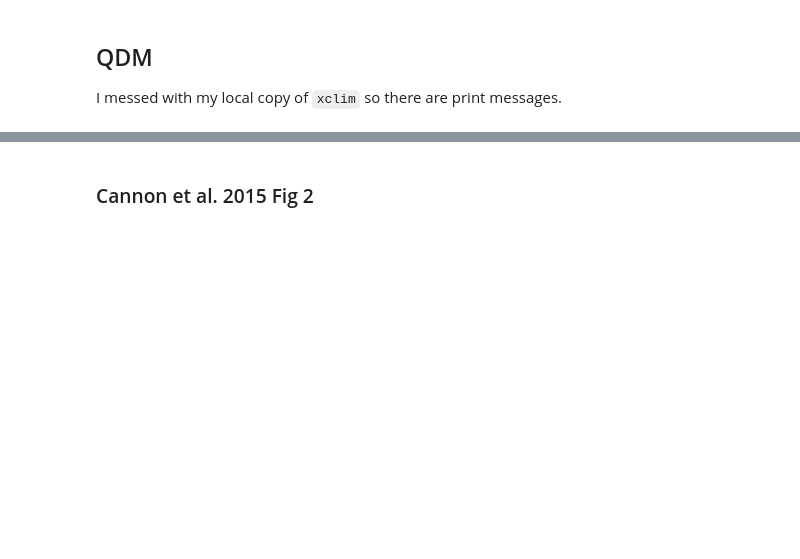
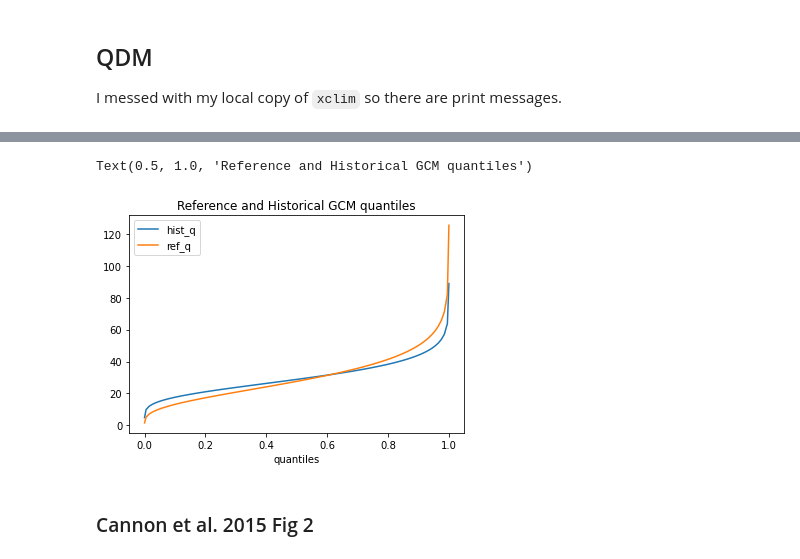
Before and after one commit to ClimateImpactLab/downscaleCMIP6, a Jupyter notebook: notebooks/synthetic_test_xclim_qdm.ipynb, the cells around one changed output, grey strips where cells are left out. Saved outputs shown, nothing was run; the diff lists cells and outputs as text; code cells hidden in the pictures; blank space fills up the shorter version.

```diff
--- a/notebooks/synthetic_test_xclim_qdm.ipynb
+++ b/notebooks/synthetic_test_xclim_qdm.ipynb
@@ -58,21 +42,23 @@ from xclim.testing.tests.test_sdba import utils as tu
 # %%
 # straight out of diagnostics.py
+# the "m" in the variable names is for "multiplicative" to differentiate from other testing later in the notebook
+
 n = 10000
-ref, hist, sim = tu.cannon_2015_rvs(n, random=False)
+refm, histm, simm = tu.cannon_2015_rvs(n, random=False)
 
-QM = sdba.adjustment.EmpiricalQuantileMapping(kind="*", group="time")
-QM.train(ref, hist)
-sim_eqm = QM.adjust(sim)
+QMm = sdba.adjustment.EmpiricalQuantileMapping(kind="*", group="time", nquantiles=100)
+QMm.train(refm, histm)
+simm_eqm = QMm.adjust(simm)
 
 
-DQM = sdba.adjustment.DetrendedQuantileMapping(kind="*", group="time")
-DQM.train(ref, hist)
-sim_dqm = DQM.adjust(sim, detrend=0)
+DQMm = sdba.adjustment.DetrendedQuantileMapping(kind="*", group="time", nquantiles=100)
+DQMm.train(refm, histm)
+simm_dqm = DQMm.adjust(simm, detrend=0)
 
-QDM = sdba.adjustment.QuantileDeltaMapping(kind="*", group="time")
-QDM.train(ref, hist)
-sim_qdm = QDM.adjust(sim)
-hist_qdm = QDM.adjust(hist)
+QDMm = sdba.adjustment.QuantileDeltaMapping(kind="*", group="time", nquantiles=100)
+QDMm.train(refm, histm)
+simm_qdm = QDMm.adjust(simm)
+histm_qdm = QDMm.adjust(histm)
 # %% [output]
 extrapolate_qm @@@@@@@
 extrapolate_qm @@@@@@@
@@ -101,3 +73,13 @@ plt.legend(('hist_q','ref_q'))
+# %%
+# Plot of the quantiled time series for GCM Hist (hist_q) and Obs Ref (ref_q) - these are basically cdfs
+
+QDMm.ds.hist_q.plot()
+(QDMm.ds.af * QDMm.ds.hist_q).plot()
+plt.legend(('hist_q','ref_q'))
+plt.title('Reference and Historical GCM quantiles')
+# %% [output]
+Text(0.5, 1.0, 'Reference and Historical GCM quantiles')
+[figure, added]
 # %% [markdown]
 ### Cannon et al. 2015 Fig 2
 # %%
```
Also changed, not shown: parts of 53 cells of this notebook.
